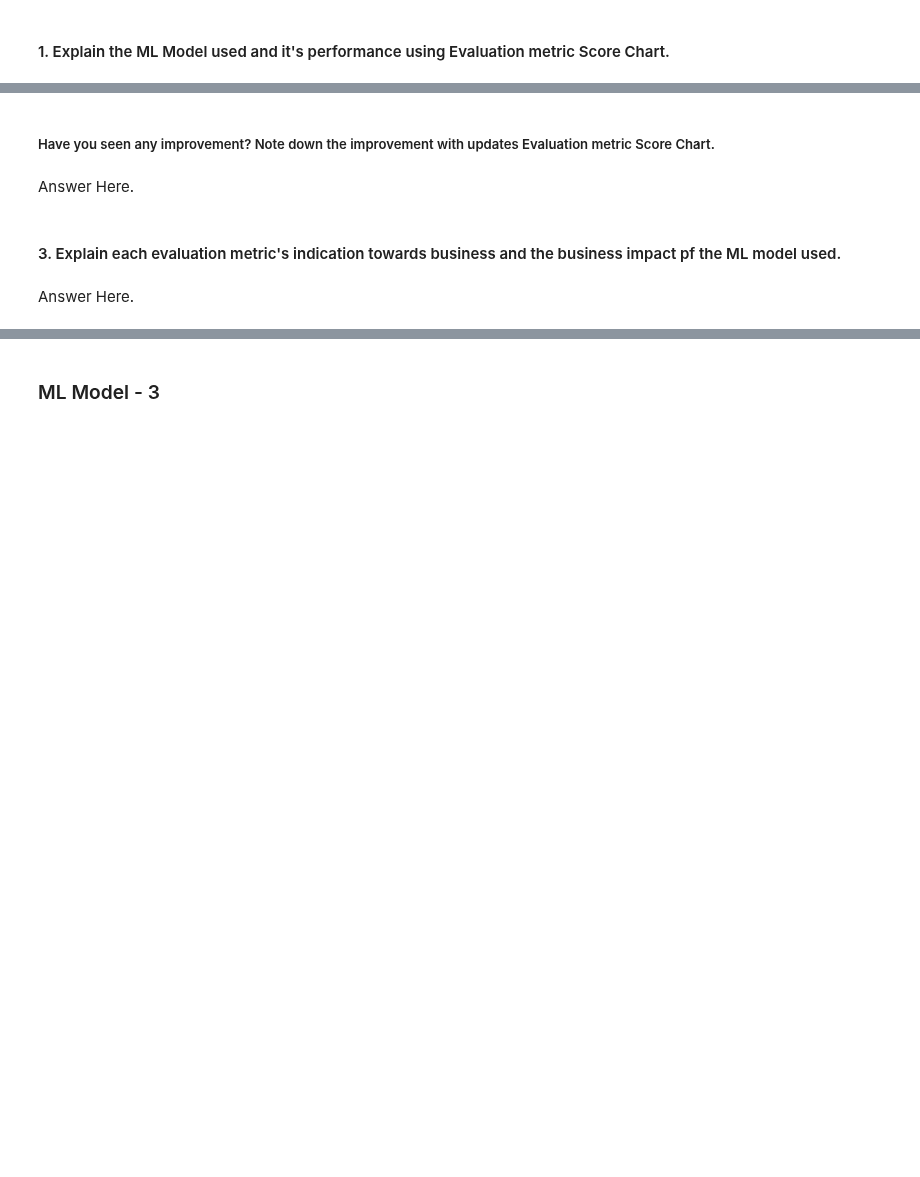
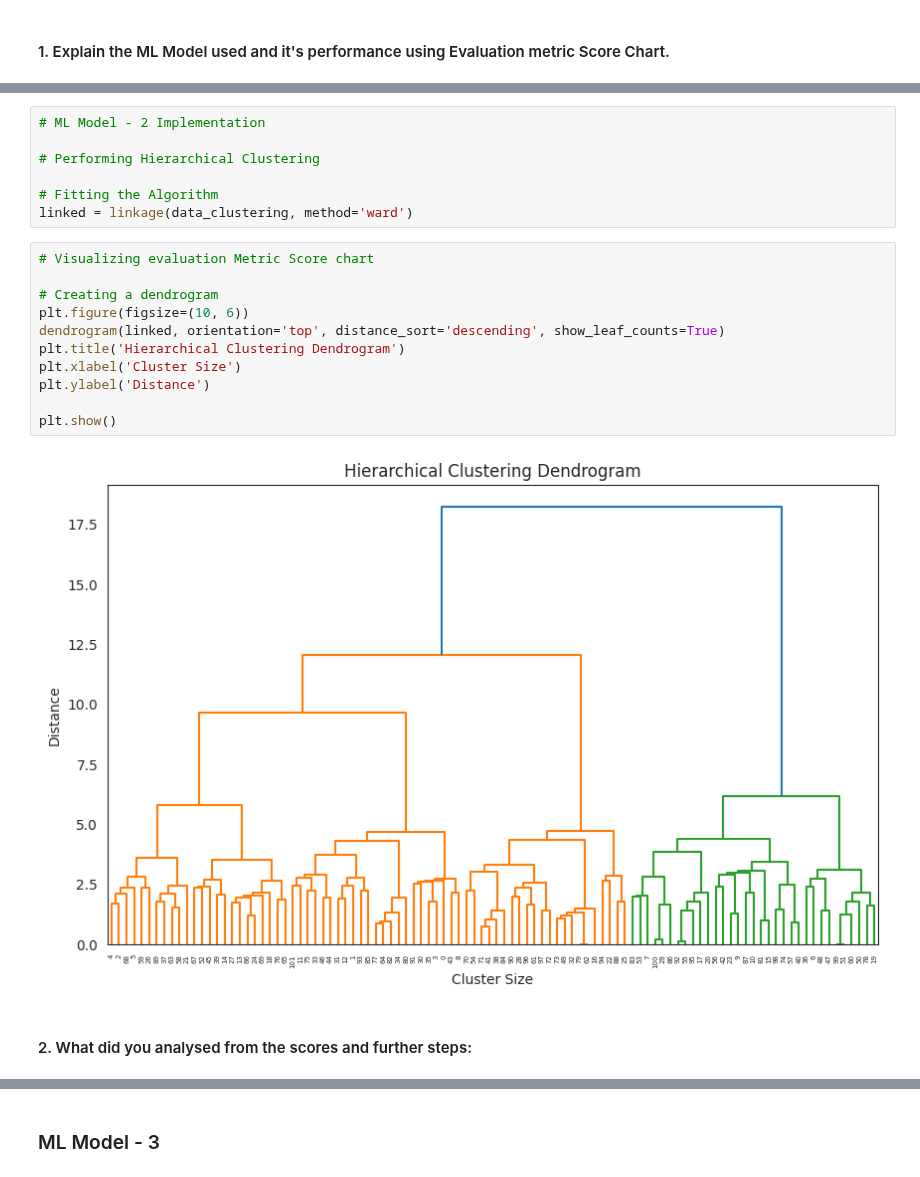
Before and after one commit to Ash99-commits/Unsupervised_ML_Zomato-Restaurant_Clustering_And_Sentiment_Analysis, a Jupyter notebook: Unsupervised_ML_Zomato_Restaurant_Clustering_And_Sentiment_Analysis_Ashwani_Kumar_Patra.ipynb, the cells around one changed output, grey strips where cells are left out. Saved outputs shown, nothing was run; the diff lists cells and outputs as text; blank space fills up the shorter version.

Commit message:
Just implemented ML Model 2 - Hierarchical Clustering. Also, explained and provided the findings after analysis. Briefly stated the Next step as well.

```diff
--- a/Unsupervised_ML_Zomato_Restaurant_Clustering_And_Sentiment_Analysis_Ashwani_Kumar_Patra.ipynb
+++ b/Unsupervised_ML_Zomato_Restaurant_Clustering_And_Sentiment_Analysis_Ashwani_Kumar_Patra.ipynb
@@ -2417,8 +2403,22 @@ Answer Here.
-# %% [markdown]
-##### Have you seen any improvement? Note down the improvement with updates Evaluation metric Score Chart.
-# %% [markdown]
-Answer Here.
-# %% [markdown]
-#### 3. Explain each evaluation metric's indication towards business and the business impact pf the ML model used.
-# %% [markdown]
-Answer Here.
+# %%
+# ML Model - 2 Implementation
+
+# Performing Hierarchical Clustering
+
+# Fitting the Algorithm
+linked = linkage(data_clustering, method='ward')
+# %%
+# Visualizing evaluation Metric Score chart
+
+# Creating a dendrogram
+plt.figure(figsize=(10, 6))
+dendrogram(linked, orientation='top', distance_sort='descending', show_leaf_counts=True)
+plt.title('Hierarchical Clustering Dendrogram')
+plt.xlabel('Cluster Size')
+plt.ylabel('Distance')
+
+plt.show()
+# %% [output]
+[figure, added]
+# %% [markdown]
+#### 2. What did you analysed from the scores and further steps:
```
Also changed, not shown: parts of 8 cells of this notebook.
